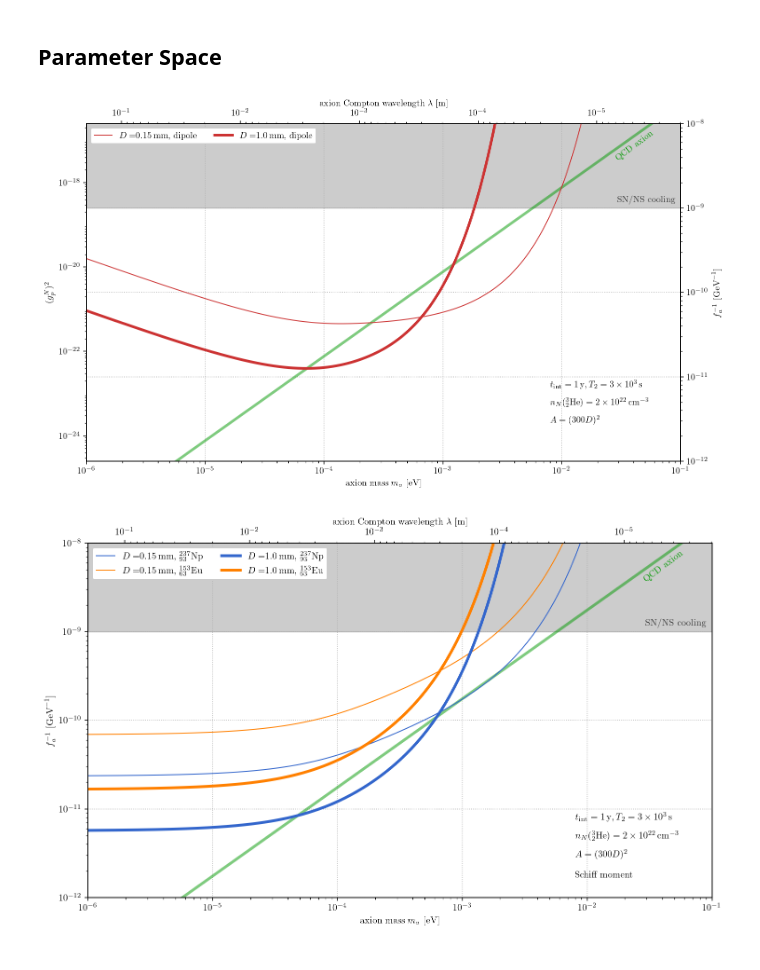
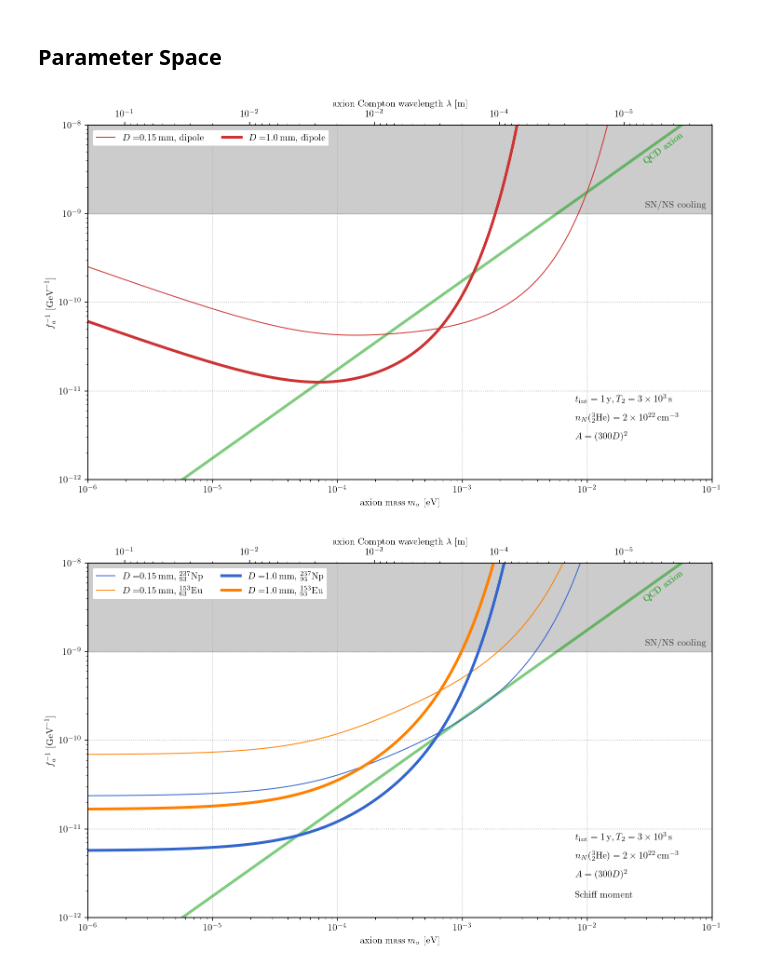
Before and after one commit to kenvantilburg/ferroaxionic-effect, a Jupyter notebook: code/sensitivity.ipynb, the cells around one changed output. Drawn from its saved outputs; the diff is of its cells as text; code cells hidden in the pictures.

```diff
--- a/code/sensitivity.ipynb
+++ b/code/sensitivity.ipynb
@@ -120,52 +120,42 @@ def fn_fa_2_inv_sens_dip(m,D,h,n_N,P_nuc,c_aNN,T_2,n_N_det,vol):
     """Return 1/f_a^2 sensitivity for dipole - dipole interaction"""
     return fn_fa(m)**-2 * np.sqrt(fn_S_Omega(T_2,n_N_det,vol) / t_int) / fn_Omega_slab_dip(m,D,h,n_N,P_nuc,c_aNN)
 # %%
-gpN2 = lambda fa_inv: (fa_inv * c_aNN*GeV)**2
-ax2ticks = [10**(-i) for i in range(16, 25, 2)]
-
 fig, ax = plt.subplots(1,1,figsize=(12,7))
-ax2 = ax.twinx()
-ax2.set_yscale('log')
-ax2.yaxis.tick_left()
-ax2.set_yticks(ax2ticks)
-ax2.yaxis.set_label_position('left')
-ax2.set_ylim((gpN2(10**-12),gpN2(10**-8)))
-ax2.set_ylabel('$(g_{p}^N)^2$')
 ax.set_xscale('log'); ax.set_yscale('log'); ax.set_xlim(1e-6,1e-1); ax.set_ylim(1e-12,1e-8)
 ax_top = ax.twiny();  ax_top.set_xlim(ax.get_xlim()); ax_top.set_xscale('log');
-ax.yaxis.tick_right()
-ax.yaxis.set_label_position("right")
+ax.yaxis.tick_left()
+ax.yaxis.set_label_position("left")
 ax.set_xlabel(r'axion mass $m_a~[\mathrm{eV}]$'); ax_top.set_xlabel('axion Compton wavelength $\lambda~[\mathrm{m}]$'); ax.set_ylabel('$f_a^{-1}~[\mathrm{GeV}^{-1}]$');
-ticks_right_minor = np.outer(10**(np.arange(-19.0,-5)),np.arange(1.,10.,1.)).flatten()
-ticks_right_minor = ticks_right_minor[(ax.get_ylim()[0] < ticks_right_minor) & (ticks_right_minor < ax.get_ylim()[1])]
-ticks_right_major = 10**(np.arange(-12,-7.99))
+ticks_left_minor = np.outer(10**(np.arange(-19.0,-5)),np.arange(1.,10.,1.)).flatten()
+ticks_left_minor = ticks_left_minor[(ax.get_ylim()[0] < ticks_left_minor) & (ticks_left_minor < ax.get_ylim()[1])]
+ticks_left_major = 10**(np.arange(-12,-7.99))
 ticks_top_minor = (np.outer(10**(np.arange(2.0,-6.01,-1)),np.arange(1.,10.,1.)).flatten() * meter)**-1 / eV;
 ticks_top_minor = ticks_top_minor[(ax_top.get_xlim()[0] < ticks_top_minor) & (ticks_top_minor < ax_top.get_xlim()[1])]
 ticks_top_major = (10**(np.arange(-1.,-5.01,-1)) * meter)**-1 / eV
 ax.set_yticks(ticks_right_minor,minor=True); ax.set_yticks(ticks_right_major,minor=False);
 ax.grid(ls='dotted',which='major',axis='both')
 ax_top.set_xticks([],minor=True); ax_top.set_xticks(ticks_top_minor,minor=True); ax_top.set_xticklabels([],minor=True);
 ax_top.set_xticks(ticks_top_major,minor=False); ax_top.set_xticklabels(['$10^{-1}$','$10^{-2}$','$10^{-3}$','$10^{-4}$','$10^{-5}$'],minor=False);
 ax.plot(vec_ma/eV,1/fn_fa(vec_ma)*GeV,color=(0,0.6,0,0.5),lw=3);
 ax.fill_between(vec_ma/eV,1e-9,1e-5,color=(0,0,0,0.2))
 for i_D, D in enumerate(vec_D):
     vol = D**3 * vec_aspect[i_D]**2
     #plt.plot(vec_ma/eV,GeV*fn_fainv_sens_mon_mqm(vec_ma,D,h,rho_M,P_nuc,c_aNN,T_2,n_N,vol), lw=vec_lw[i_D], color=(1.0, 0.5, 0.0), label=vec_label[i_D]+', monopole (MQM)')
     #plt.plot(vec_ma/eV,GeV*fn_fainv_sens_mon(vec_ma,D,h,rho_S,P_nuc,c_aNN,T_2,n_N_det,vol),lw=vec_lw[i_D],color=(0.2,0.4,0.8),label=vec_label[i_D]+', monopole (Schiff)')
     plt.plot(vec_ma/eV,GeV*np.sqrt(fn_fa_2_inv_sens_dip(vec_ma,D,h,Eu.n_N,P_nuc,c_aNN,T_2,n_N_det,vol)),
              lw=vec_lw[i_D],color=(0.8,0.2,0.2),label=vec_label[i_D]+', dipole')
 ax.text(6e-2,8.5e-9,'QCD axion',ha='right',va='top',color=(0,0.6,0,1),rotation=37);
 ax.text(9e-2,1.1e-9,'SN/NS cooling',ha='right',va='bottom',color=(0.2,0.2,0.2),rotation=0);
 ax.text(0.8e-2,2**(3.2)*1e-12,r'$t_\mathrm{int} = 1\,\mathrm{y}, T_2 = 3 \times 10^3\,\mathrm{s}$',va='top')
 ax.text(0.8e-2,2**(2.5)*1e-12,r'$n_N({{}^{3}_2\mathrm{He}}) = 2 \times 10^{22} \, \mathrm{cm}^{-3}$',va='top')
 ax.text(0.8e-2,2**(1.8)*1e-12,r'$A = (300 D)^2$',va='top')
 #ax.text(0.8e-2,2**(1)*1e-12,r'${}^{235}_{92}\mathrm{U}$ source mass',va='top')
 
 handles, labels = plt.gca().get_legend_handles_labels()
 order = [0,1]
 legend = ax.legend([handles[idx] for idx in order],[labels[idx] for idx in order],fontsize=10,loc='upper left', ncol=2, framealpha=1.0);
 # %% [output]
-[figure, old version]
+[figure, new version]
 # %%
 fig, ax = plt.subplots(1,1,figsize=(12,7))
 ax.set_xscale('log'); ax.set_yscale('log'); ax.set_xlim(1e-6,1e-1); ax.set_ylim(1e-12,1e-8)
```
Also changed, not shown: parts of 2 cells of this notebook.
